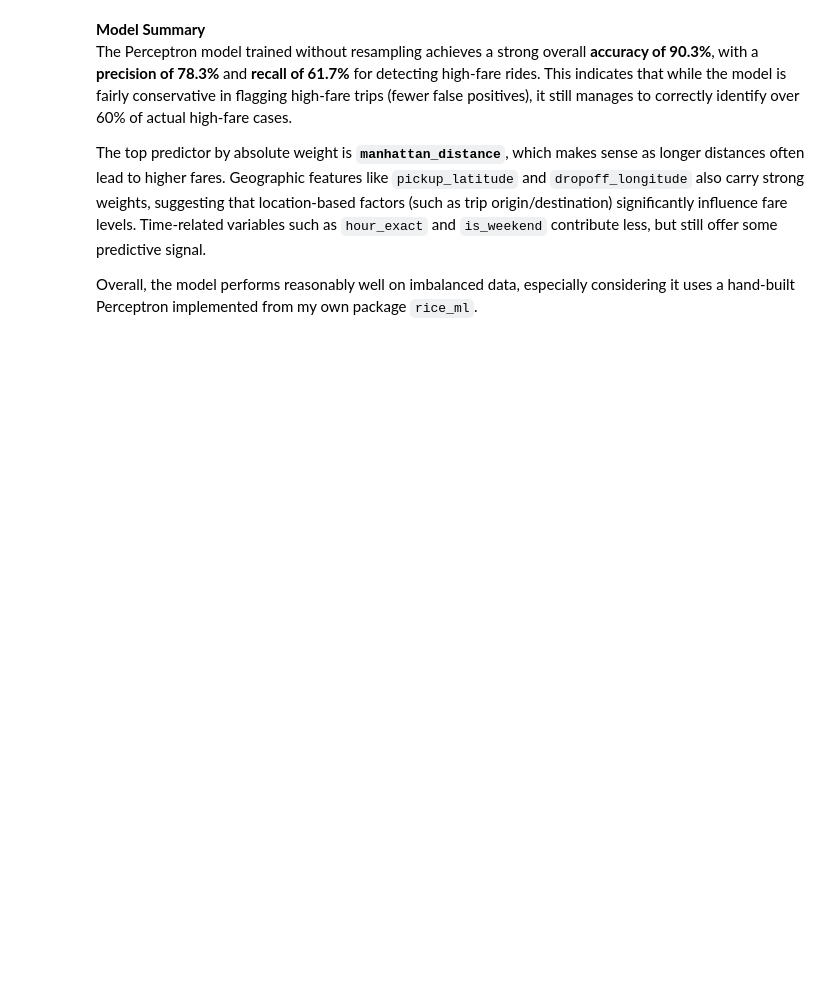
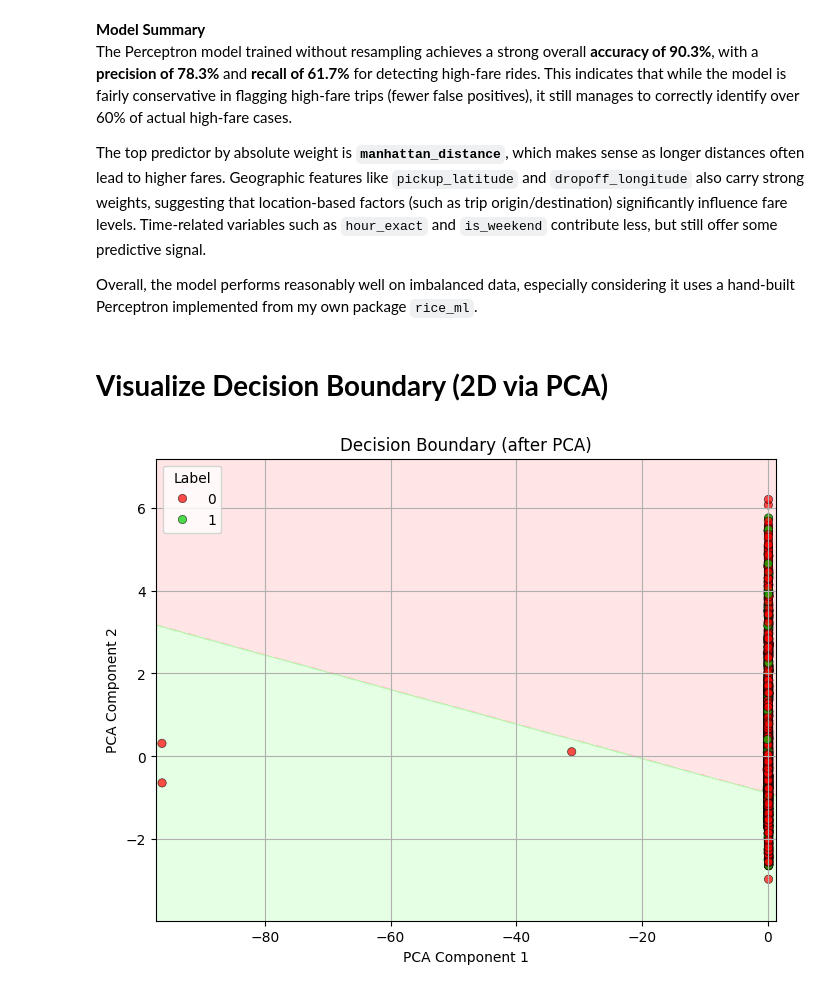
Before and after one commit to alicewang777/INDE577_ML_Rice_2025, a Jupyter notebook: Supervised_Learning/1. Perceptron/Perceptron.ipynb, the cells around one changed output. Drawn from its saved outputs; the diff is of its cells as text; code cells hidden in the pictures; blank space fills up the shorter version.

```diff
--- a/Supervised_Learning/1. Perceptron/Perceptron.ipynb
+++ b/Supervised_Learning/1. Perceptron/Perceptron.ipynb
@@ -201,3 +218,46 @@ The Perceptron model trained without resampling achieves a strong overall **accu
 The top predictor by absolute weight is **`manhattan_distance`**, which makes sense as longer distances often lead to higher fares. Geographic features like `pickup_latitude` and `dropoff_longitude` also carry strong weights, suggesting that location-based factors (such as trip origin/destination) significantly influence fare levels. Time-related variables such as `hour_exact` and `is_weekend` contribute less, but still offer some predictive signal.
 
 Overall, the model performs reasonably well on imbalanced data, especially considering it uses a hand-built Perceptron implemented from my own package `rice_ml`.
+# %% [markdown]
+# **Visualize Decision Boundary (2D via PCA)**
+# %%
+from sklearn.decomposition import PCA
+from matplotlib.colors import ListedColormap
+
+# Reduce to 2D for visualization
+pca = PCA(n_components=2)
+X_vis = pca.fit_transform(X_scaled)
+
+# Use the same transform on train/test split
+X_vis_train, X_vis_test = train_test_split(X_vis, test_size=0.2, random_state=42)
+
+# Re-train on 2D version
+model_2d = Perceptron(learning_rate=0.0005, n_iters=2000)
+model_2d.fit(X_vis_train, y_train)
+
+# Create mesh grid
+h = 0.02
+x_min, x_max = X_vis[:, 0].min() - 1, X_vis[:, 0].max() + 1
+y_min, y_max = X_vis[:, 1].min() - 1, X_vis[:, 1].max() + 1
+xx, yy = np.meshgrid(np.arange(x_min, x_max, h),
+                     np.arange(y_min, y_max, h))
+
+grid_points = np.c_[xx.ravel(), yy.ravel()]
+Z = model_2d.predict(grid_points)
+Z = Z.reshape(xx.shape)
+
+# Plot
+plt.figure(figsize=(8, 6))
+cmap_light = ListedColormap(["#FFAAAA", "#AAFFAA"])
+cmap_bold = ListedColormap(["#FF0000", "#00CC00"])
+
+plt.contourf(xx, yy, Z, alpha=0.3, cmap=cmap_light)
+sns.scatterplot(x=X_vis[:, 0], y=X_vis[:, 1], hue=y, palette=["#FF0000", "#00CC00"], alpha=0.7, edgecolor='k')
+plt.xlabel("PCA Component 1")
+plt.ylabel("PCA Component 2")
+plt.title("Decision Boundary (after PCA)")
+plt.legend(title="Label")
+plt.grid(True)
+plt.show()
+# %% [output]
+[figure, added]
```
Also changed, not shown: parts of 4 cells of this notebook, 5 other files.
